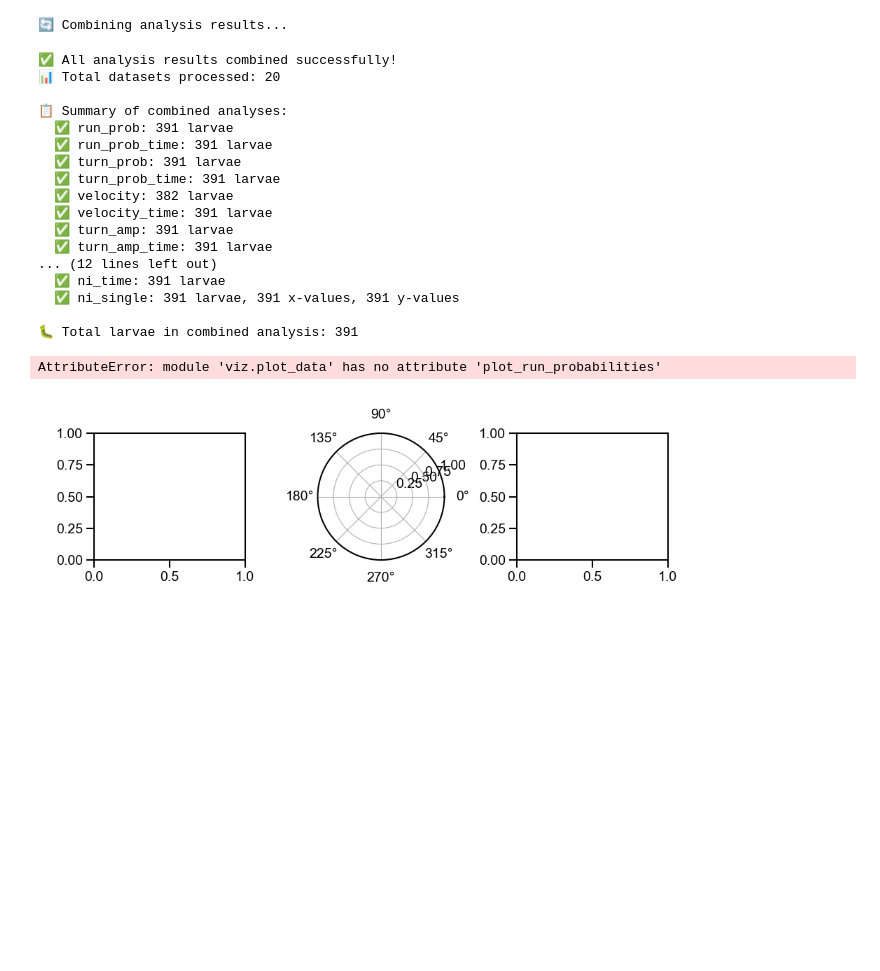
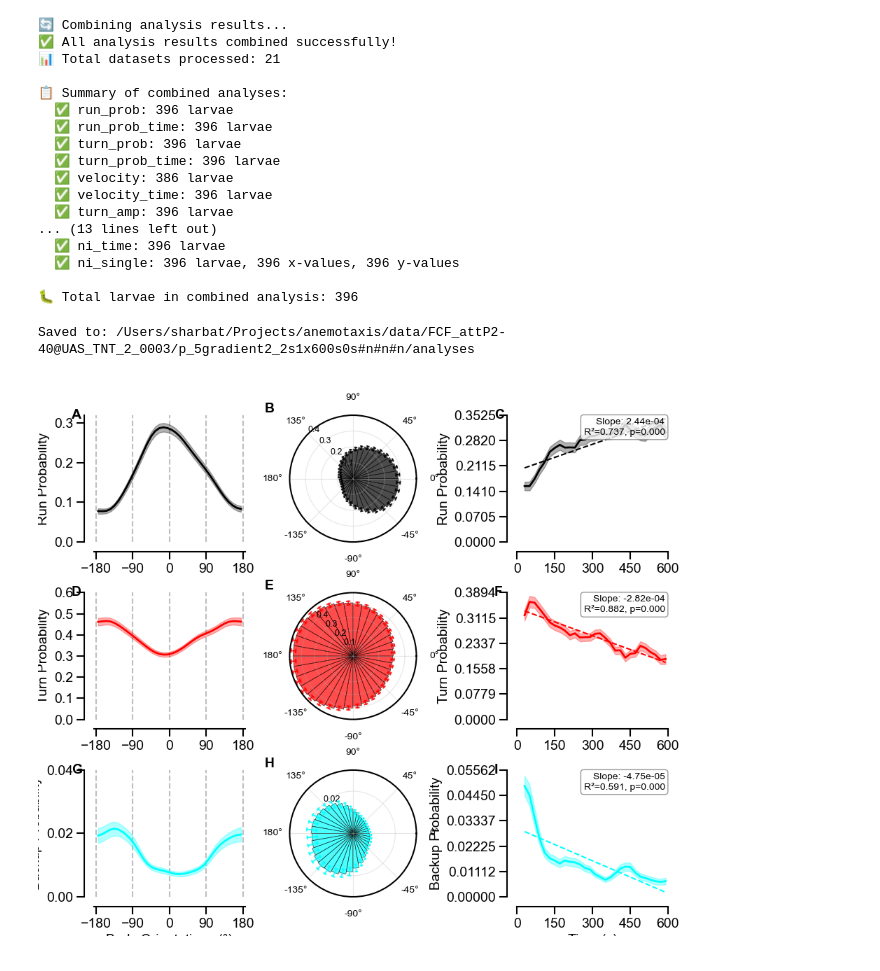
Before and after one commit to sharbatc/anemotaxis, a Jupyter notebook: scripts/analyze_combined.ipynb, the cells around one changed output. Cells and saved outputs as stored; diff of their text form; code cells hidden in the pictures.

```diff
--- a/scripts/analyze_combined.ipynb
+++ b/scripts/analyze_combined.ipynb
@@ -454,5 +477,7 @@ print(result_files)
 # %%
-output_dir = '/Users/sharbat/Projects/anemotaxis/data/FCF_attP2-40@UAS_TNT_2_0003/p_5gradient2_2s1x600s0s#n#n#n/analyses'
+output_dir = os.path.join(base_path_control, 'analyses')
+# output_dir = os.path.join(base_path_experiment, 'analyses')
+
 os.makedirs(output_dir, exist_ok=True)
 
 # Combine all analysis results (matching analyze_single_anemotaxis.ipynb)
@@ -560,23 +585,22 @@ if combined_run_prob and 'n_larvae' in combined_run_prob:
     print(f"\n🐛 Total larvae in combined analysis: {combined_run_prob['n_larvae']}")
 # %% [output]
 🔄 Combining analysis results...
+✅ All analysis results combined successfully!
+📊 Total datasets processed: 21
+
+📋 Summary of combined analyses:
+  ✅ run_prob: 396 larvae
+  ✅ run_prob_time: 396 larvae
+  ✅ turn_prob: 396 larvae
+  ✅ turn_prob_time: 396 larvae
+  ✅ velocity: 386 larvae
+  ✅ velocity_time: 396 larvae
+  ✅ turn_amp: 396 larvae
+... (13 lines left out)
+  ✅ ni_time: 396 larvae
+  ✅ ni_single: 396 larvae, 396 x-values, 396 y-values
+
+🐛 Total larvae in combined analysis: 396
-✅ All analysis results combined successfully!
-📊 Total datasets processed: 20
-
-📋 Summary of combined analyses:
-  ✅ run_prob: 391 larvae
-  ✅ run_prob_time: 391 larvae
-  ✅ turn_prob: 391 larvae
-  ✅ turn_prob_time: 391 larvae
-  ✅ velocity: 382 larvae
-  ✅ velocity_time: 391 larvae
-  ✅ turn_amp: 391 larvae
-  ✅ turn_amp_time: 391 larvae
-... (12 lines left out)
-  ✅ ni_time: 391 larvae
-  ✅ ni_single: 391 larvae, 391 x-values, 391 y-values
-
-🐛 Total larvae in combined analysis: 391
 # %%
 # Create figure with asymmetric spacing - polar plots closer to left
 fig = plt.figure(figsize=(10, 8))
@@ -592,18 +616,15 @@ ax1 = fig.add_subplot(gs[0, 0])
 ax2 = fig.add_subplot(gs[0, 1], projection='polar')
 ax7 = fig.add_subplot(gs[0, 2])
 
-plot_data.plot_run_probabilities(combined_run_prob, ax=ax1, ylabel = 'Run Probability', show_xlabel=False)
+plot_data.plot_orientation_histogram(combined_run_prob, plot_type='run', ax=ax1, ylabel='Run Probability', show_xlabel=False)
 ax1.text(-0.15, 1.05, 'A', transform=ax1.transAxes, fontsize=14, fontweight='bold', va='top', ha='left')
 
-plot_data.plot_run_probabilities_polar(combined_run_prob, ax=ax2, bar_style=True, tick_fontsize=10)
+plot_data.plot_orientation_histogram_polar(combined_run_prob, plot_type='run', ax=ax2, bar_style=True, tick_fontsize=10)
 ax2_pos = ax2.get_position()
 ax2.set_position([ax2_pos.x0 - 0.04, ax2_pos.y0, ax2_pos.width, ax2_pos.height])
 ax2.text(-0.2, 1.1, 'B', transform=ax2.transAxes, fontsize=14, fontweight='bold', va='top', ha='left')
 
-plot_data.plot_run_probability_over_time(
-    combined_run_prob_time, ylim=(0, 0.5), ylabel='Run Probability',
-    show_individuals=False, show_error=True, ax=ax7, show_xlabel=False
-)
+plot_data.plot_metric_over_time(combined_run_prob_time, plot_type='run', ax=ax7, show_xlabel=False)
 ax7.text(-0.15, 1.05, 'C', transform=ax7.transAxes, fontsize=14, fontweight='bold', va='top', ha='left')
 
 # Row 2: Turn analysis
@@ -611,49 +632,43 @@ ax3 = fig.add_subplot(gs[1, 0])
 ax4 = fig.add_subplot(gs[1, 1], projection='polar')
 ax8 = fig.add_subplot(gs[1, 2])
 
-plot_data.plot_turn_probabilities(combined_turn_prob, ax=ax3, ylim = [0.1,0.4], ylabel = 'Turn Probability', show_xlabel=False)
+plot_data.plot_orientation_histogram(combined_turn_prob, plot_type='turn', ax=ax3, ylabel='Turn Probability', show_xlabel=False)
 ax3.text(-0.15, 1.05, 'D', transform=ax3.transAxes, fontsize=14, fontweight='bold', va='top', ha='left')
 
-plot_data.plot_turn_probabilities_polar(combined_turn_prob, ax=ax4, bar_style=True, tick_fontsize=10)
+plot_data.plot_orientation_histogram_polar(combined_turn_prob, plot_type='turn', ax=ax4, bar_style=True, tick_fontsize=10)
 ax4_pos = ax4.get_position()
 ax4.set_position([ax4_pos.x0 - 0.04, ax4_pos.y0, ax4_pos.width, ax4_pos.height])
 ax4.text(-0.2, 1.1, 'E', transform=ax4.transAxes, fontsize=14, fontweight='bold', va='top', ha='left')
 
-plot_data.plot_turn_probability_over_time(
-    combined_turn_prob_time, ylim=(0, 0.4), ylabel='Turn Probability',
-    show_individuals=False, show_error=True, ax=ax8, show_xlabel=False
-)
+plot_data.plot_metric_over_time(combined_turn_prob_time, plot_type='turn', ax=ax8, show_xlabel=False)
 ax8.text(-0.15, 1.05, 'F', transform=ax8.transAxes, fontsize=14, fontweight='bold', va='top', ha='left')
 
 # Row 3: Backup analysis
 ax5 = fig.add_subplot(gs[2, 0])
 ax6 = fig.add_subplot(gs[2, 1], projection='polar')
 ax9 = fig.add_subplot(gs[2, 2])
 
-plot_data.plot_backup_probabilities(combined_backup_prob, ax=ax5, ylabel='Backup Probability', show_xlabel=True)
+plot_data.plot_orientation_histogram(combined_backup_prob, plot_type='backup', ax=ax5, ylabel='Backup Probability', color='cyan', show_xlabel=True)
 ax5.text(-0.15, 1.05, 'G', transform=ax5.transAxes, fontsize=14, fontweight='bold', va='top', ha='left')
 
-plot_data.plot_backup_probabilities_polar(combined_backup_prob, ax=ax6, bar_style=True, tick_fontsize=10)
+plot_data.plot_orientation_histogram_polar(combined_backup_prob, plot_type='backup', ax=ax6, bar_style=True, tick_fontsize=10)
 ax6_pos = ax6.get_position()
 ax6.set_position([ax6_pos.x0 - 0.04, ax6_pos.y0, ax6_pos.width, ax6_pos.height])
 ax6.text(-0.2, 1.1, 'H', transform=ax6.transAxes, fontsize=14, fontweight='bold', va='top', ha='left')
 
-plot_data.plot_backup_probability_over_time(
-    combined_backup_prob_time, ylabel='Backup Probability', ylim=(0, 0.1),
-    show_individuals=False, show_error=True, ax=ax9, show_xlabel=True
-)
+plot_data.plot_metric_over_time(combined_backup_prob_time, plot_type='backup', ax=ax9, show_xlabel=True)
 ax9.text(-0.15, 1.05, 'I', transform=ax9.transAxes, fontsize=14, fontweight='bold', va='top', ha='left')
 
 fig.savefig(os.path.join(output_dir, 'behavioral_analysis_summary.pdf'),
             bbox_inches='tight',
             dpi=300,
             transparent=True,      # Transparent background
             facecolor='none')      # No face color
 
 print(f"Saved to: {output_dir}")
 # %% [output]
-AttributeError: module 'viz.plot_data' has no attribute 'plot_run_probabilities'
+Saved to: /Users/sharbat/Projects/anemotaxis/data/FCF_attP2-40@UAS_TNT_2_0003/p_5gradient2_2s1x600s0s#n#n#n/analyses
-[figure, old version]
+[figure, new version]
 # %%
 # Create combined figure with asymmetric spacing - polar plots closer to left
 fig_combined = plt.figure(figsize=(10, 6))
```
Also changed, not shown: parts of 10 cells of this notebook, 5 other files.
